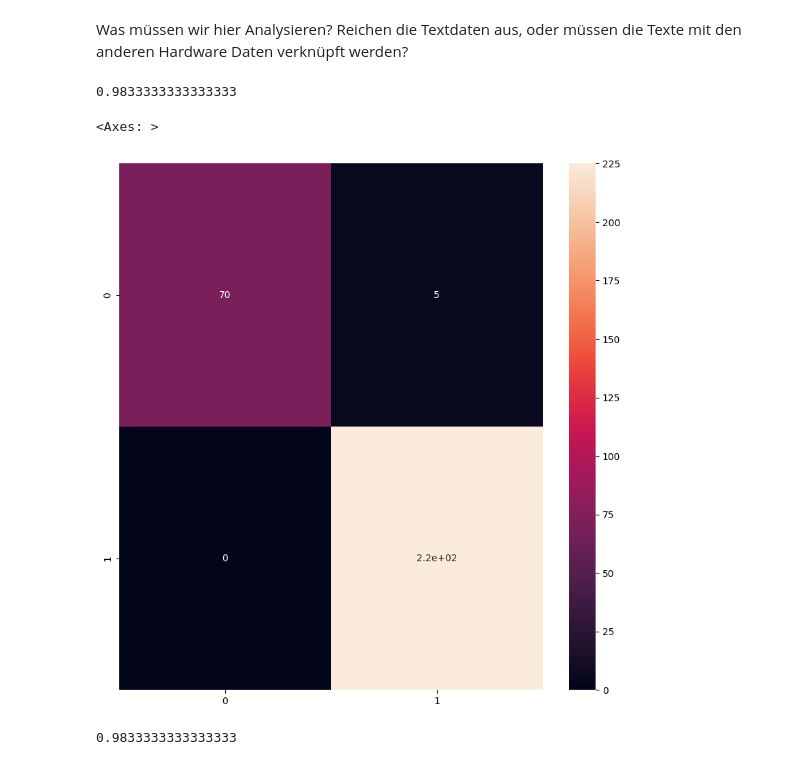
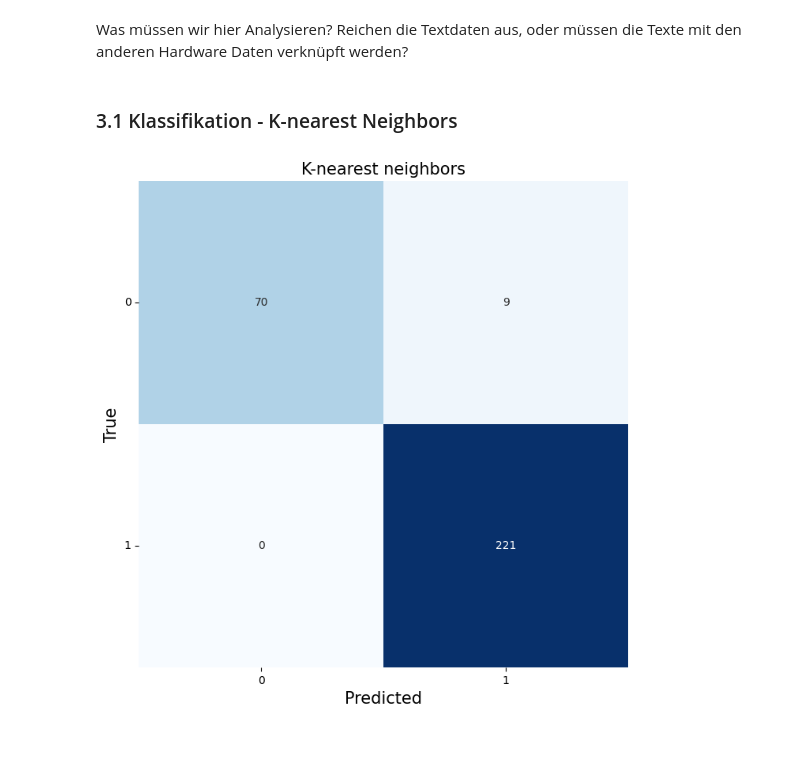
Before and after one commit to Flitschi7/big-data-management, a Jupyter notebook: notebook/Data-Prep-Logs.ipynb, the cells around one changed output. Cells and saved outputs as stored; diff of their text form; code cells hidden in the pictures.

```diff
--- a/notebook/Data-Prep-Logs.ipynb
+++ b/notebook/Data-Prep-Logs.ipynb
@@ -218,19 +214,0 @@ tfidf_test_vectors = tfidf_vectorizer.transform(X_test)
-# %%
-from sklearn import svm
-classifier = svm.SVC()
-classifier.fit(tfidf_train_vectors,y_train)
-y_pred = classifier.predict(tfidf_test_vectors)
-print(classifier.score(tfidf_test_vectors,y_test))
-# %% [output]
-0.9833333333333333
-# %%
-# Confusion Matrix with seaborn
-import seaborn as sns
-from sklearn.metrics import confusion_matrix
-import matplotlib.pyplot as plt
-conf_mat = confusion_matrix(y_test, y_pred)
-fig, ax = plt.subplots(figsize=(10,10))
-sns.heatmap(conf_mat, annot=True)
-# %% [output]
-<Axes: >
-[figure, removed]
@@ -237,9 +222,24 @@ sns.heatmap(conf_mat, annot=True)
+# %%
+# Visualize the data
+
+def plot_confusion_matrix(y_true, y_pred, title, labels):
+    cm = confusion_matrix(y_true, y_pred)
+    fig, ax = plt.subplots(figsize=(8, 8))
+    ax = sns.heatmap(cm, annot=True, fmt="d", cmap="Blues", cbar=False, ax=ax)
+    ax.set_xlabel('Predicted', fontsize=15)
+    ax.set_ylabel('True', fontsize=15)
+    ax.set_title(title, fontsize=15)
+    ax.xaxis.set_ticklabels(labels)
+    ax.yaxis.set_ticklabels(labels, rotation=0)
+    plt.show()
+# %% [markdown]
+### 3.1 Klassifikation - K-nearest Neighbors
 # %%
-# Use KNN for classification
+# K-nearest neighbors
 from sklearn.neighbors import KNeighborsClassifier
-classifier = KNeighborsClassifier(n_neighbors=5)
-classifier.fit(tfidf_train_vectors,y_train)
-y_pred = classifier.predict(tfidf_test_vectors)
-print(classifier.score(tfidf_test_vectors,y_test))
+knn = KNeighborsClassifier(n_neighbors=3)
+knn.fit(tfidf_train_vectors, y_train)
+knn_pred = knn.predict(tfidf_test_vectors)
+plot_confusion_matrix(y_test, knn_pred, "K-nearest neighbors", knn.classes_)
 # %% [output]
-0.9833333333333333
+[figure, added]
```
Also changed, not shown: parts of 10 cells of this notebook.
